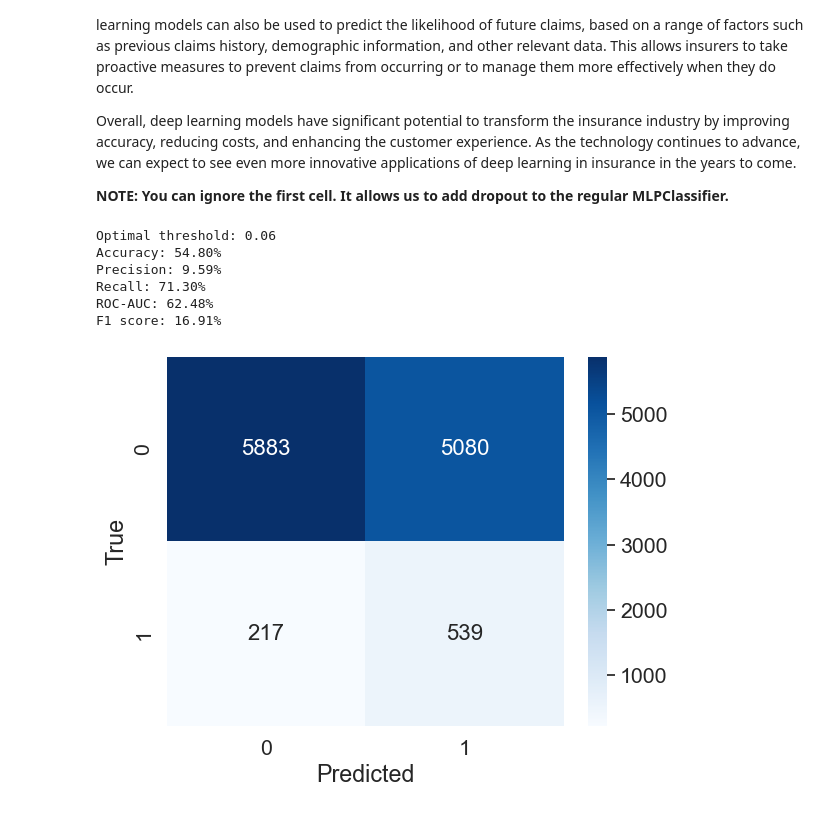
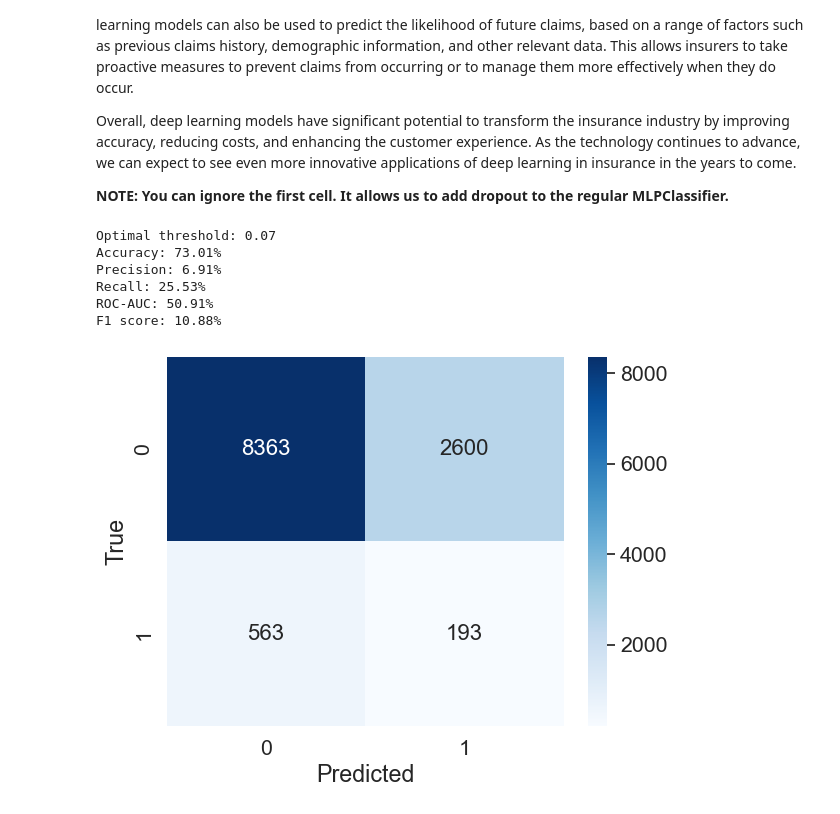
Before and after one commit to annaziegert/insurance_claim_prediciton_nova, a Jupyter notebook: final_notebook/final.ipynb, the cells around one changed output. Cells and saved outputs as stored; diff of their text form; code cells hidden in the pictures.

```diff
--- a/final_notebook/final.ipynb
+++ b/final_notebook/final.ipynb
@@ -1406,0 +1656,14 @@ However, it is worth noting that the Balanced Decision Tree method had a lower a
+# %%
+from imblearn.over_sampling import SMOTE
+
+# Initialize the SMOTE object with desired hyperparameters
+SMOTE = SMOTE(sampling_strategy='auto', random_state=42)
+
+X = dataset.drop(['is_claim'],axis=1)# Features
+y = dataset.is_claim # Target variable
+features=X.columns
+
+X_train, X_test, y_train, y_test = train_test_split(X, y, test_size=0.2,random_state=16,shuffle=False)
+
+# Fit and transform the data
+X_oversampled, y_oversampled = SMOTE.fit_resample(X_train, y_train) # this is the new resampled data set with equal number of classes 0 and 1
@@ -1801,7 +2256,7 @@ import warnings
 warnings.filterwarnings('ignore')
 
 # Load cleaned dataset
-df = pd.read_csv('ml_gw_car_insurance_cleaned.csv')
+df = dataset # pd.read_csv('ml_gw_car_insurance_cleaned.csv')
 
 
 # Split data into features and target variable
@@ -1824,38 +2279,38 @@ fpr, tpr, thresholds = roc_curve(y_test, y_pred_proba)
 # Find optimal threshold
 optimal_idx = np.argmax(tpr - fpr)
 optimal_threshold = thresholds[optimal_idx]
 
 # Make predictions with optimal threshold
 y_pred = (y_pred_proba >= optimal_threshold).astype(int)
 
 accuracy = accuracy_score(y_test, y_pred)
 precision = precision_score(y_test, y_pred)
 recall = recall_score(y_test, y_pred)
 f1 = f1_score(y_test, y_pred)
 conf_matrix = confusion_matrix(y_test, y_pred)
 roc_auc = roc_auc_score(y_test, y_pred)
 
 # Print results
 print('\n\nOptimal threshold: %.2f' % optimal_threshold)
 print('Accuracy: %.2f%%' % (accuracy * 100))
 print('Precision: %.2f%%' % (precision * 100))
 print('Recall: %.2f%%' % (recall * 100))
 print('ROC-AUC: %.2f%%' % round((roc_auc * 100), 2))
 print('F1 score: %.2f%%' % (f1 * 100), '\n\n')
 
 
 # Visualize confusion matrix
 sns.set(font_scale=1.4)  # for label size
 sns.heatmap(conf_matrix, annot=True, annot_kws={"size": 16}, cmap='Blues', fmt='g')
 plt.xlabel('Predicted')
 plt.ylabel('True')
 plt.show()
 # %% [output]
-Optimal threshold: 0.06
-Accuracy: 54.80%
-Precision: 9.59%
-Recall: 71.30%
-ROC-AUC: 62.48%
-F1 score: 16.91%
+Optimal threshold: 0.07
+Accuracy: 73.01%
+Precision: 6.91%
+Recall: 25.53%
+ROC-AUC: 50.91%
+F1 score: 10.88%
-[figure, old version]
+[figure, new version]
 # %% [markdown]
```
Also changed, not shown: parts of 26 cells of this notebook.
